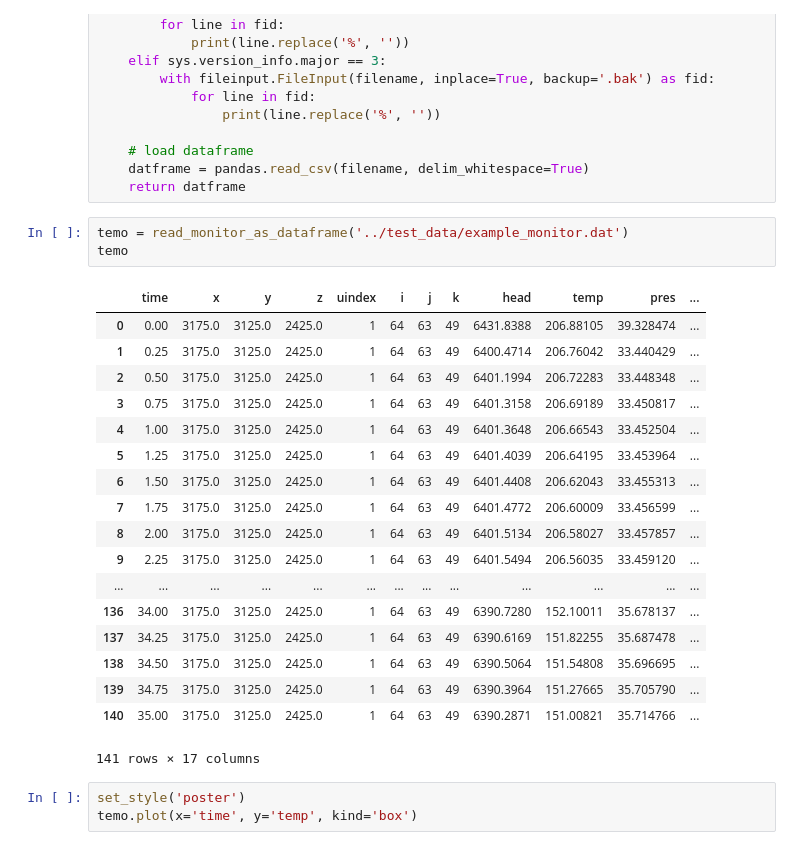
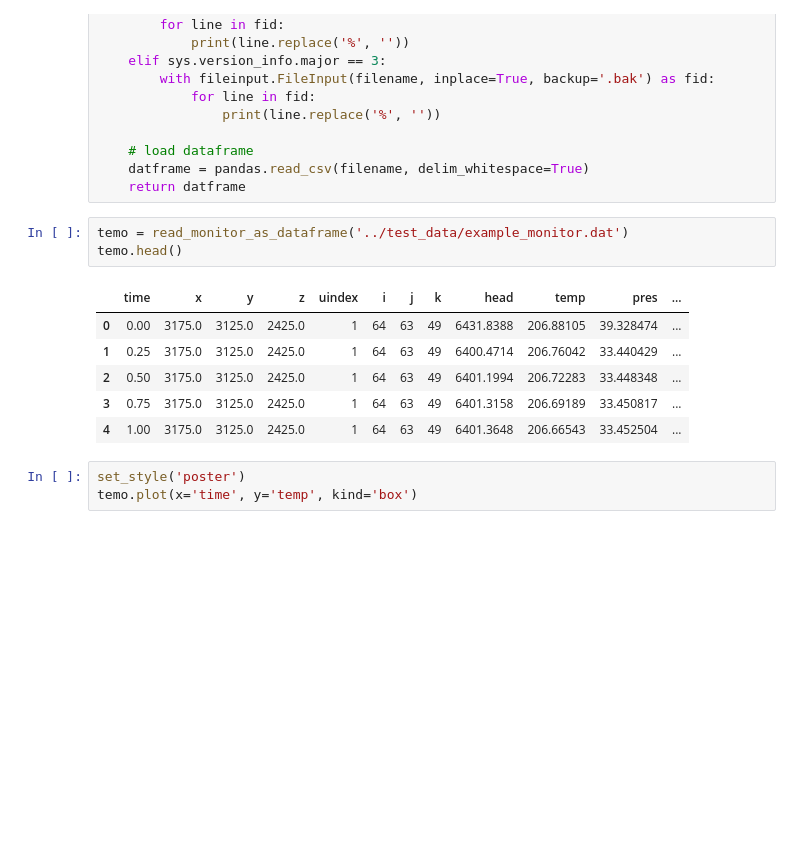
Before and after one commit to Japhiolite/plot_layouts, a Jupyter notebook: test_notebook/Plot_tests.ipynb, the cells around one changed output. Saved outputs shown, nothing was run; the diff lists cells and outputs as text; blank space fills up the shorter version.

```diff
--- a/test_notebook/Plot_tests.ipynb
+++ b/test_notebook/Plot_tests.ipynb
@@ -56,26 +56,14 @@ def read_monitor_as_dataframe(filename):
     return datframe
 # %%
 temo = read_monitor_as_dataframe('../test_data/example_monitor.dat')
-temo
+temo.head()
 # %% [output]
 |  | time | x | y | z | uindex | i | j | k | head | temp | pres | ... |
 | 0 | 0.00 | 3175.0 | 3125.0 | 2425.0 | 1 | 64 | 63 | 49 | 6431.8388 | 206.88105 | 39.328474 | ... |
 | 1 | 0.25 | 3175.0 | 3125.0 | 2425.0 | 1 | 64 | 63 | 49 | 6400.4714 | 206.76042 | 33.440429 | ... |
 | 2 | 0.50 | 3175.0 | 3125.0 | 2425.0 | 1 | 64 | 63 | 49 | 6401.1994 | 206.72283 | 33.448348 | ... |
 | 3 | 0.75 | 3175.0 | 3125.0 | 2425.0 | 1 | 64 | 63 | 49 | 6401.3158 | 206.69189 | 33.450817 | ... |
 | 4 | 1.00 | 3175.0 | 3125.0 | 2425.0 | 1 | 64 | 63 | 49 | 6401.3648 | 206.66543 | 33.452504 | ... |
-| 5 | 1.25 | 3175.0 | 3125.0 | 2425.0 | 1 | 64 | 63 | 49 | 6401.4039 | 206.64195 | 33.453964 | ... |
-| 6 | 1.50 | 3175.0 | 3125.0 | 2425.0 | 1 | 64 | 63 | 49 | 6401.4408 | 206.62043 | 33.455313 | ... |
-| 7 | 1.75 | 3175.0 | 3125.0 | 2425.0 | 1 | 64 | 63 | 49 | 6401.4772 | 206.60009 | 33.456599 | ... |
-| 8 | 2.00 | 3175.0 | 3125.0 | 2425.0 | 1 | 64 | 63 | 49 | 6401.5134 | 206.58027 | 33.457857 | ... |
-| 9 | 2.25 | 3175.0 | 3125.0 | 2425.0 | 1 | 64 | 63 | 49 | 6401.5494 | 206.56035 | 33.459120 | ... |
-| ... | ... | ... | ... | ... | ... | ... | ... | ... | ... | ... | ... | ... |
-| 136 | 34.00 | 3175.0 | 3125.0 | 2425.0 | 1 | 64 | 63 | 49 | 6390.7280 | 152.10011 | 35.678137 | ... |
-| 137 | 34.25 | 3175.0 | 3125.0 | 2425.0 | 1 | 64 | 63 | 49 | 6390.6169 | 151.82255 | 35.687478 | ... |
-| 138 | 34.50 | 3175.0 | 3125.0 | 2425.0 | 1 | 64 | 63 | 49 | 6390.5064 | 151.54808 | 35.696695 | ... |
-| 139 | 34.75 | 3175.0 | 3125.0 | 2425.0 | 1 | 64 | 63 | 49 | 6390.3964 | 151.27665 | 35.705790 | ... |
-| 140 | 35.00 | 3175.0 | 3125.0 | 2425.0 | 1 | 64 | 63 | 49 | 6390.2871 | 151.00821 | 35.714766 | ... |
-141 rows × 17 columns
 # %%
 set_style('poster')
 temo.plot(x='time', y='temp', kind='box')
```
Also changed, not shown: 3 other files.
